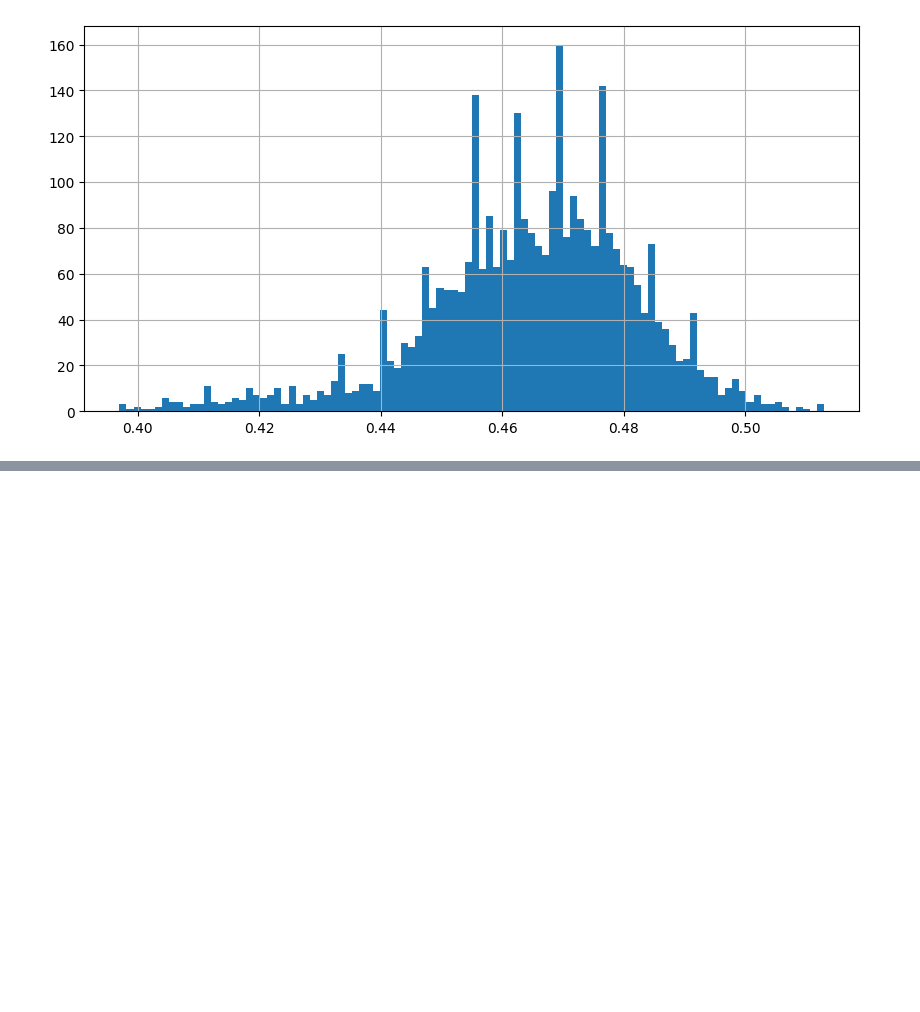
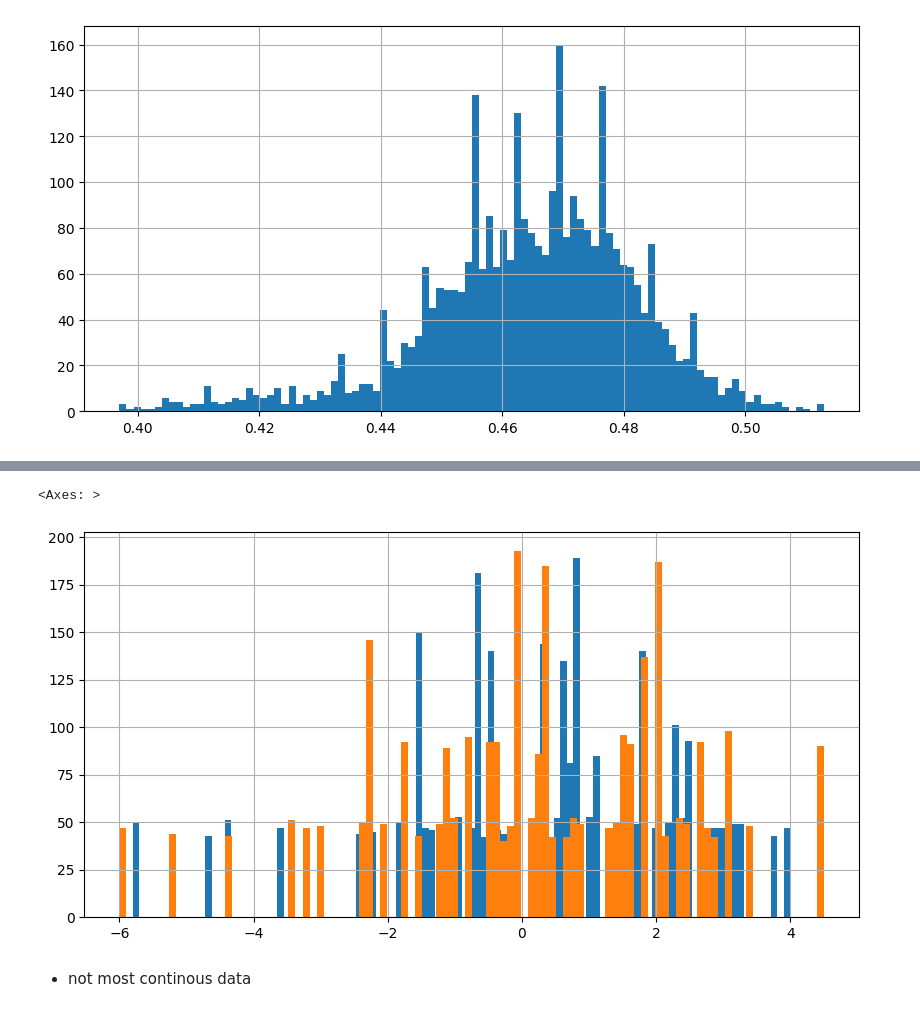
Before and after one commit to bradenkirkpatrick/Machine-Learning-Project-1, a Jupyter notebook: GroundHogProblem.ipynb, the cells around one changed output, grey strips where cells are left out. Saved outputs shown, nothing was run; the diff lists cells and outputs as text; code cells hidden in the pictures; blank space fills up the shorter version.

```diff
--- a/GroundHogProblem.ipynb
+++ b/GroundHogProblem.ipynb
@@ -323,0 +344,9 @@ plot.show()
+# %%
+# bar graph of feb nino and jan nino
+X_filtered["jan_nino"].hist(bins=100, figsize=(10,5))
+X_filtered["feb_nino"].hist(bins=100, figsize=(10,5))
+# %% [output]
+<Axes: >
+[figure, added]
+# %% [markdown]
+- not most continous data
```
Also changed, not shown: parts of 21 cells of this notebook, 1 other file.
